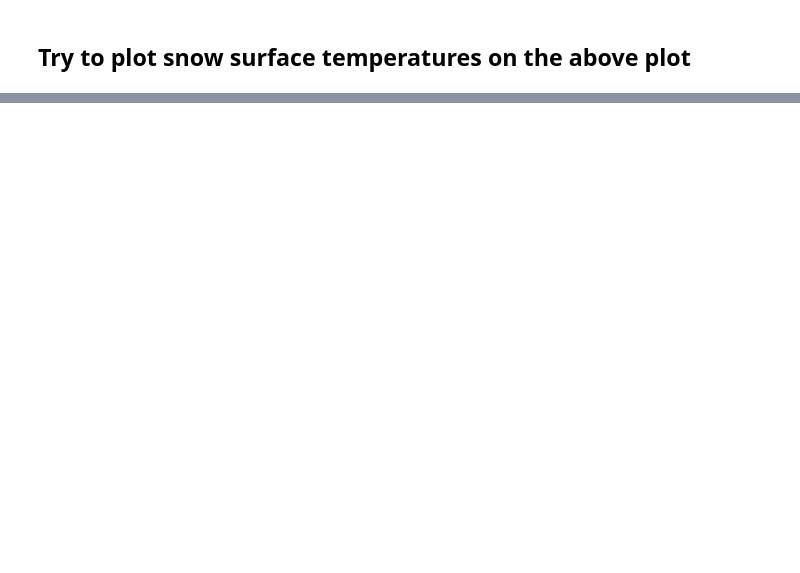
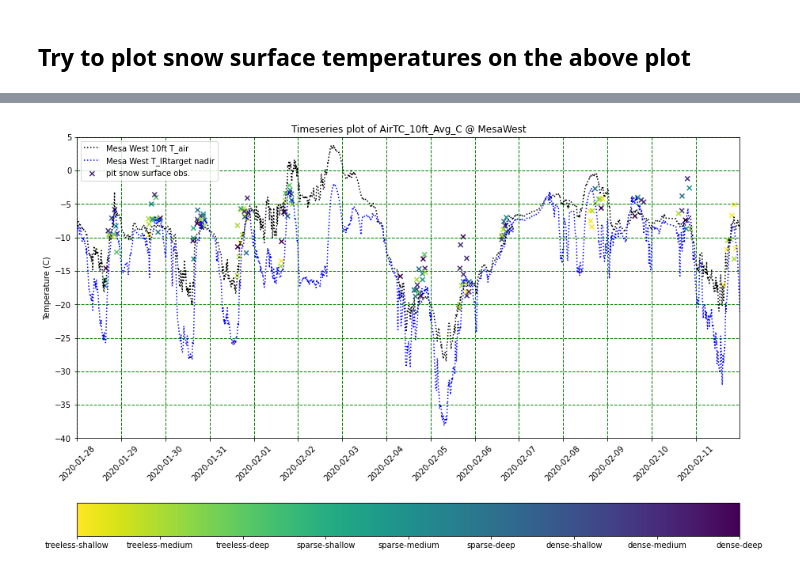
Before and after one commit to snowex-hackweek/hot-pow, a Jupyter notebook: contributors/Jeremy_Johnston/MetSiteData_FromGoogleDrive.ipynb, the cells around one changed output, grey strips where cells are left out. Saved outputs shown, nothing was run; the diff lists cells and outputs as text; code cells hidden in the pictures; blank space fills up the shorter version.

Commit message:
Removed unnessesary data files, and updated MetSiteData to snow surface comparisons notebook with new analyses

```diff
--- a/contributors/Jeremy_Johnston/MetSiteData_FromGoogleDrive.ipynb
+++ b/contributors/Jeremy_Johnston/MetSiteData_FromGoogleDrive.ipynb
@@ -162,0 +279,7 @@ plt.show()
+# %%
+#identify site type information and append to dataframe, sites with no numeric class will be NaN
+pit_classN = pd.to_numeric(df_pitCompare['pit_ID'].astype(str).str[0],errors='coerce')
+df_pitCompare.insert(1, 'pit_class', pit_classN)
+df_pitCompare.insert(2, 'veg_class', df_pitCompare['pit_ID'].apply(parse_veg_class))
+df_pitCompare.insert(3, 'depth_class', df_pitCompare['pit_ID'].apply(parse_depth_class))
+df_pitCompare.head()
@@ -162,0 +293,38 @@ plt.show()
+# %%
+# SAME PLOT AS ABOVE BUT Sites are classified based on vegetation cover
+
+#plotting air temperature at 10ft above ground
+variable = 'AirTC_10ft_Avg_C'
+IOP = 1 #if IOP = 1, will focus in on IOP period
+# plot the index for the x-values
+plt.figure(figsize=(15,10))
+plt.plot(df['Datetime_UTC'], df[variable], color='k',linestyle = ':',label='Mesa West 10ft T_air')
+plt.plot(df['Datetime_UTC'], df['IRtarget_nadir1_C_Avg'], color='b',linestyle = ':',label='Mesa West T_IRtarget nadir')
+plt.grid(color='g', linestyle='--', linewidth=1)
+#plt.xlabel('Date')
+plt.xticks(rotation=45)
+plt.ylabel('Temperature (C)')
+plt.title('Timeseries plot of ' + variable + ' @ MesaWest')
+
+#new code to add in the site temperatures
+plt.scatter(df_pitCompare['pit_Datetime_UTC'],df_pitCompare['pit_temp_C'],c=df_pitCompare['pit_class'],marker='x',label='pit snow surface obs.',cmap='viridis_r')
+plt.xticks(rotation=45)
+cbar = plt.colorbar(ticks=list(range(1,10)), orientation='horizontal')
+cbar.ax.set_xticklabels(['treeless-shallow', 'treeless-medium', 'treeless-deep',
+                         'sparse-shallow', 'sparse-medium', 'sparse-deep',
+                         'dense-shallow', 'dense-medium', 'dense-deep'])  # horizontal colorbar
+
+if IOP == 1:
+    d1 = datetime.datetime(year=2020,month=1,day=28)
+    d2 = datetime.datetime(year=2020,month=2,day=12)
+    delta = d2 - d1
+    plt.xlim(d1,d2)
+    plt.ylim(-40,5)
+    date_list = [d1 + datetime.timedelta(days=x) for x in range(delta.days)]
+    datestr_list = [date_i.strftime('%Y-%m-%d') for date_i in date_list]
+    plt.xticks(ticks=date_list, labels=datestr_list)
+    plt.xticks(rotation=45)
+plt.legend()
+plt.show()
+# %% [output]
+[figure, added]
```
Also changed, not shown: parts of 17 cells of this notebook, 6 other files.
